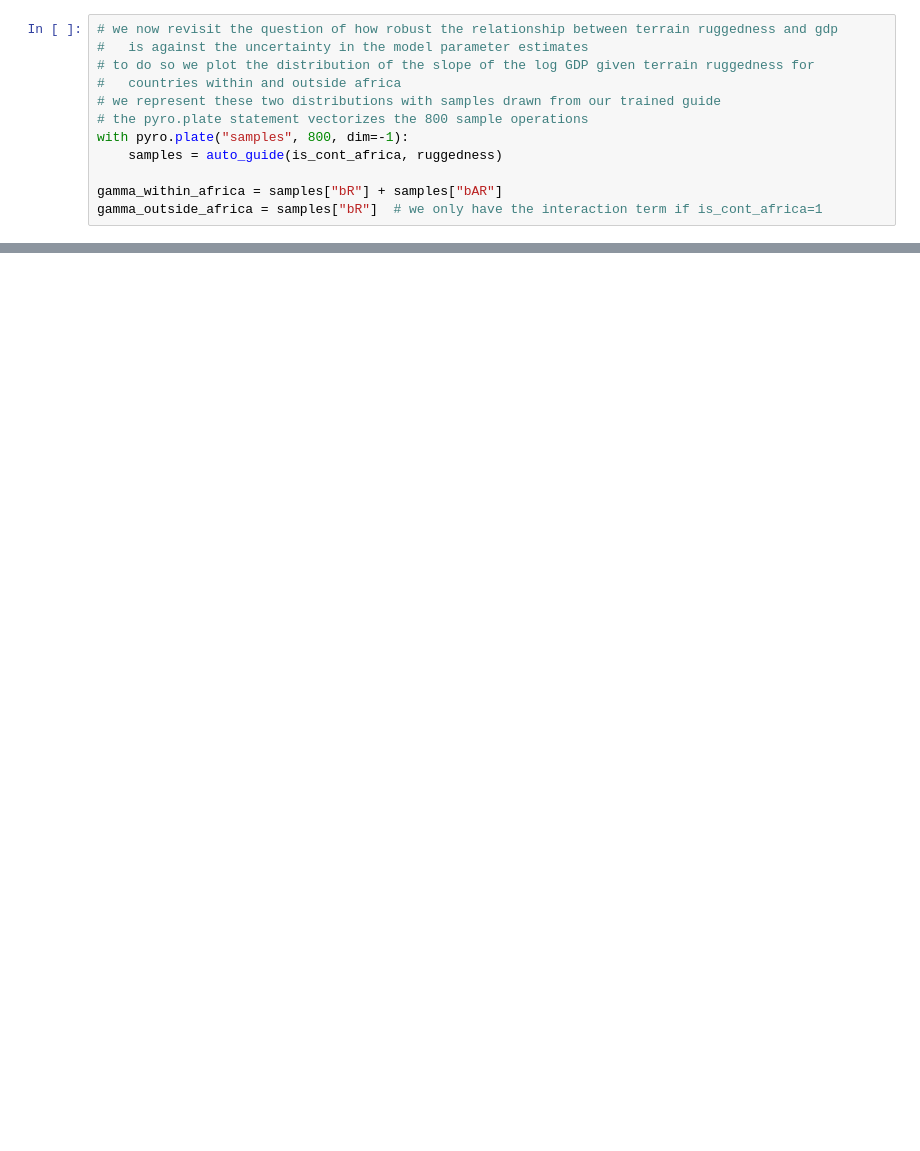
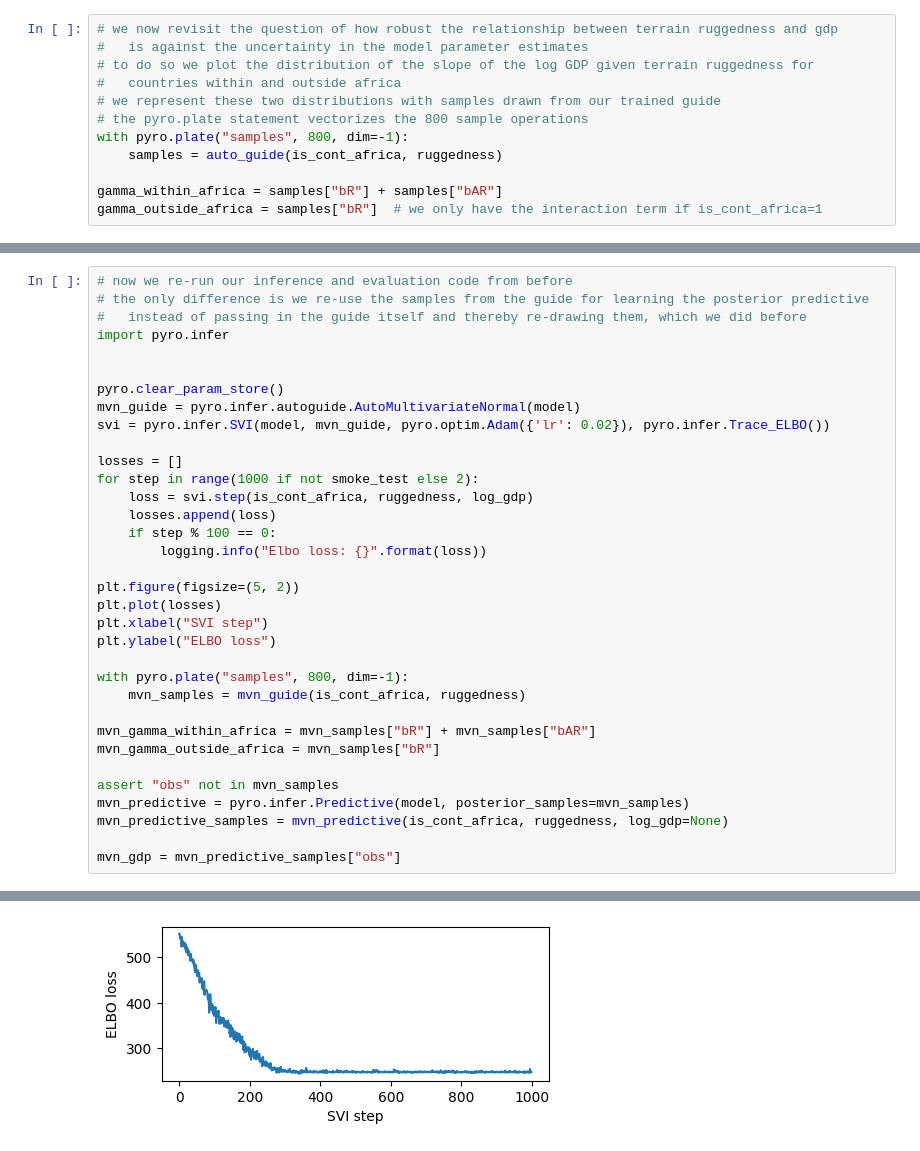
Before and after one commit to nlapier2/pyro_pytorch_tutorials, a Jupyter notebook: pyro_tutorial.ipynb, the cells around one changed output, grey strips where cells are left out. Drawn from its saved outputs; the diff is of its cells as text; blank space fills up the shorter version.

```diff
--- a/pyro_tutorial.ipynb
+++ b/pyro_tutorial.ipynb
@@ -227,0 +287,35 @@ plt.show()
+# %%
+# now we re-run our inference and evaluation code from before
+# the only difference is we re-use the samples from the guide for learning the posterior predictive
+#   instead of passing in the guide itself and thereby re-drawing them, which we did before
+import pyro.infer
+
+
+pyro.clear_param_store()
+mvn_guide = pyro.infer.autoguide.AutoMultivariateNormal(model)
+svi = pyro.infer.SVI(model, mvn_guide, pyro.optim.Adam({'lr': 0.02}), pyro.infer.Trace_ELBO())
+
+losses = []
+for step in range(1000 if not smoke_test else 2):
+    loss = svi.step(is_cont_africa, ruggedness, log_gdp)
+    losses.append(loss)
+    if step % 100 == 0:
+        logging.info("Elbo loss: {}".format(loss))
+
+plt.figure(figsize=(5, 2))
+plt.plot(losses)
+plt.xlabel("SVI step")
+plt.ylabel("ELBO loss")
+
+with pyro.plate("samples", 800, dim=-1):
+    mvn_samples = mvn_guide(is_cont_africa, ruggedness)
+
+mvn_gamma_within_africa = mvn_samples["bR"] + mvn_samples["bAR"]
+mvn_gamma_outside_africa = mvn_samples["bR"]
+
+assert "obs" not in mvn_samples
+mvn_predictive = pyro.infer.Predictive(model, posterior_samples=mvn_samples)
+mvn_predictive_samples = mvn_predictive(is_cont_africa, ruggedness, log_gdp=None)
+
+mvn_gdp = mvn_predictive_samples["obs"]
+# %% [output]
@@ -227,0 +332 @@ plt.show()
+[figure, added]
```
Also changed, not shown: parts of 17 cells of this notebook.
